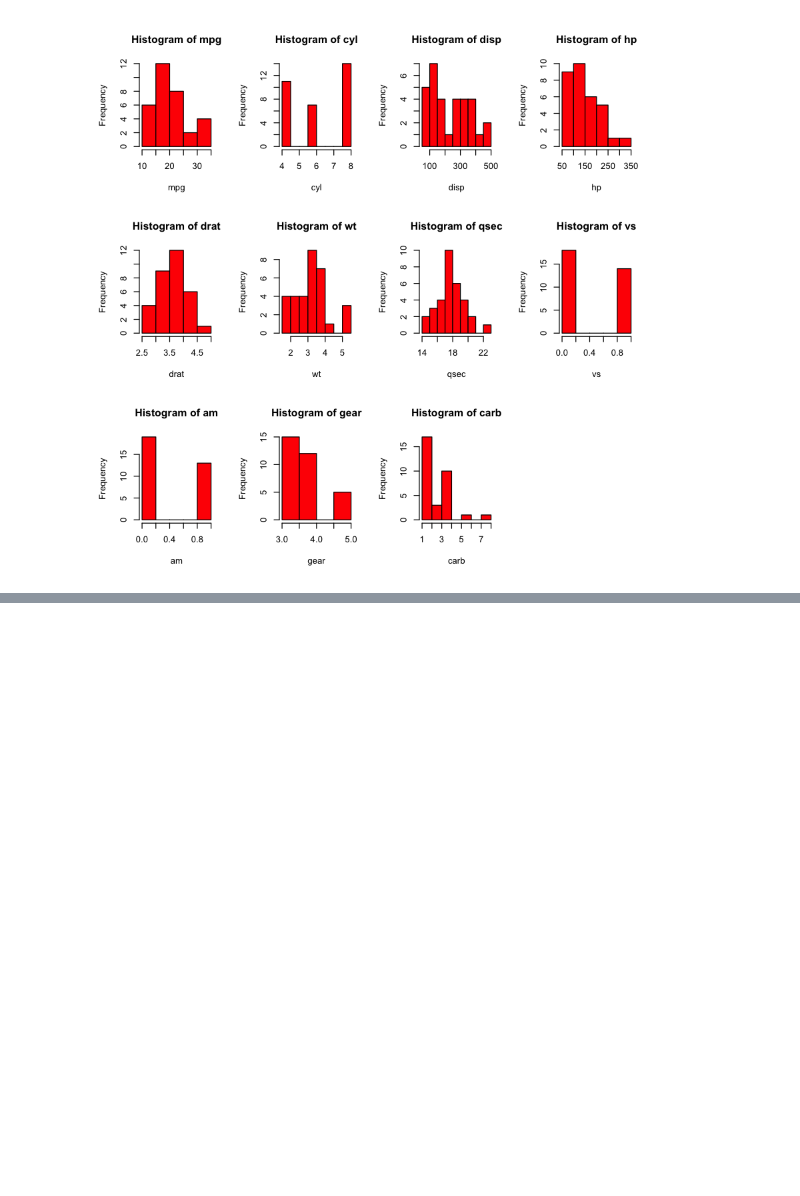
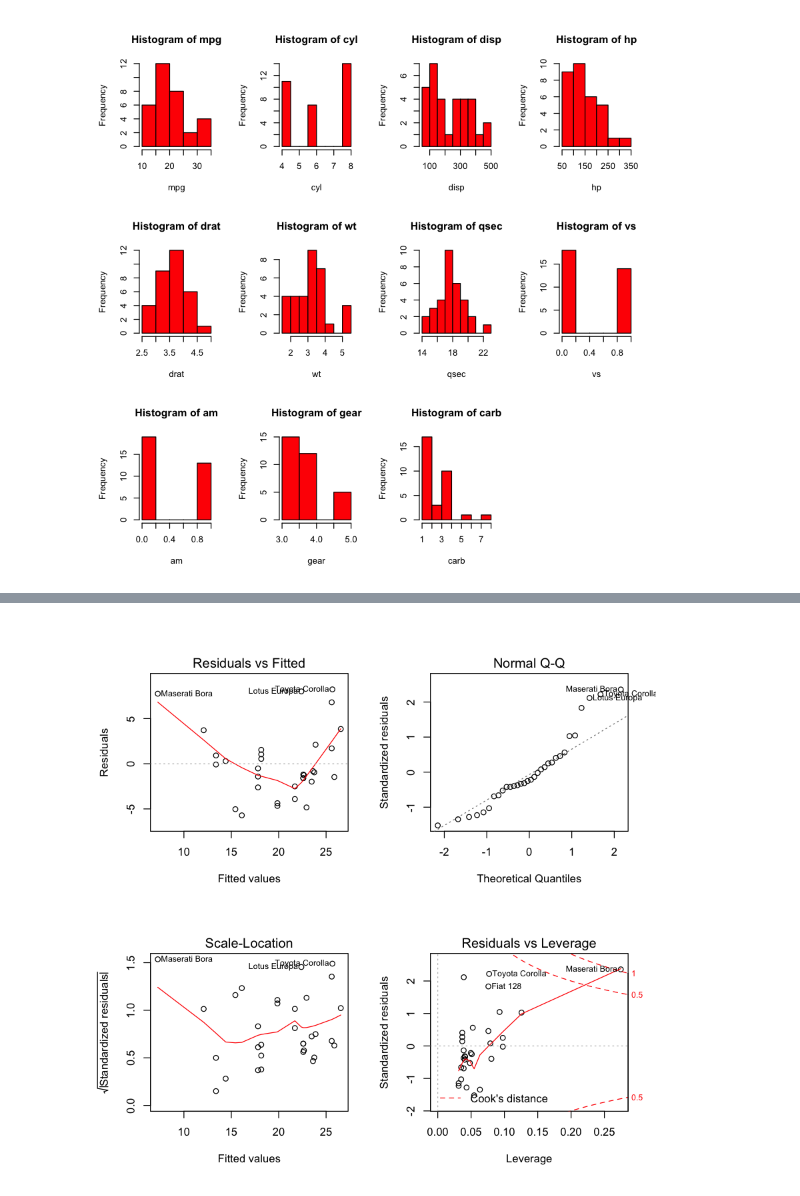
Before and after one commit to edkrueger/r-regression-labs, a Jupyter notebook: mtcars.ipynb, the cells around one changed output, grey strips where cells are left out. Drawn from its saved outputs; the diff is of its cells as text; code cells hidden in the pictures; blank space fills up the shorter version.

```diff
--- a/mtcars.ipynb
+++ b/mtcars.ipynb
@@ -183,0 +277,6 @@ for (name in names(mtcars)){
+# %%
+# show the diagnositc plots
+par(mfrow=c(2,2))
+plot(lm_univariate)
+# %% [output]
+[figure, added]
```
Also changed, not shown: parts of 11 cells of this notebook.
